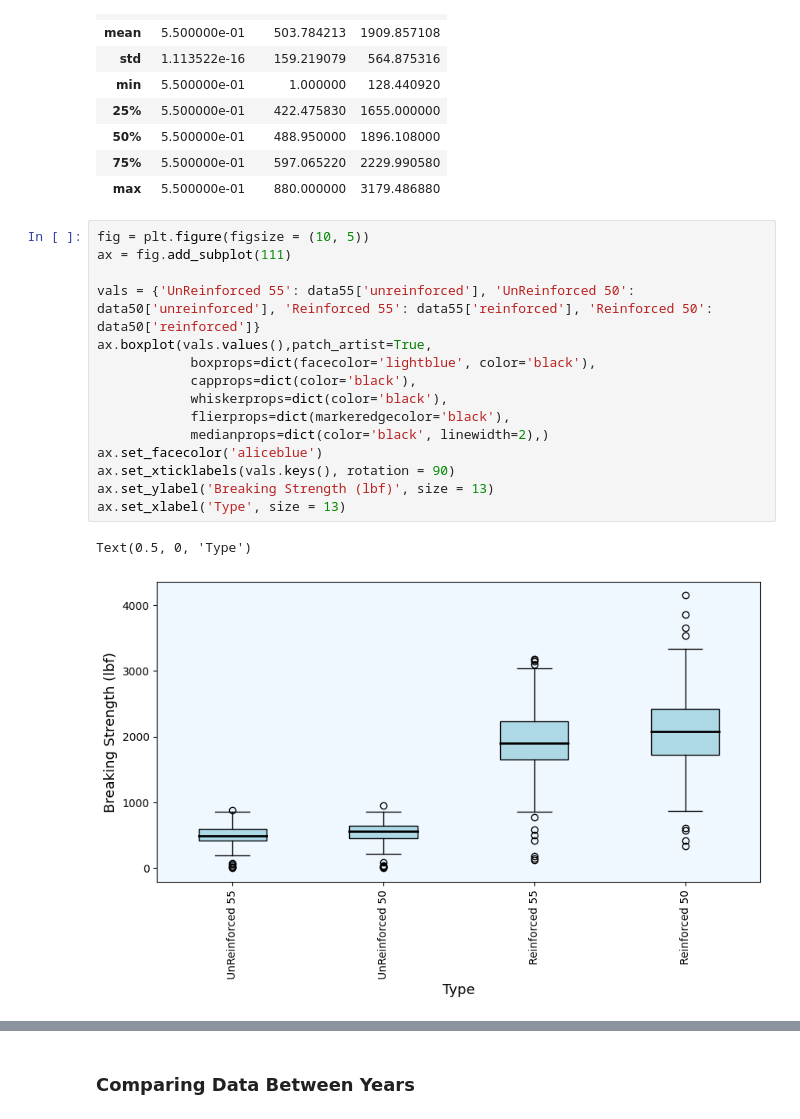
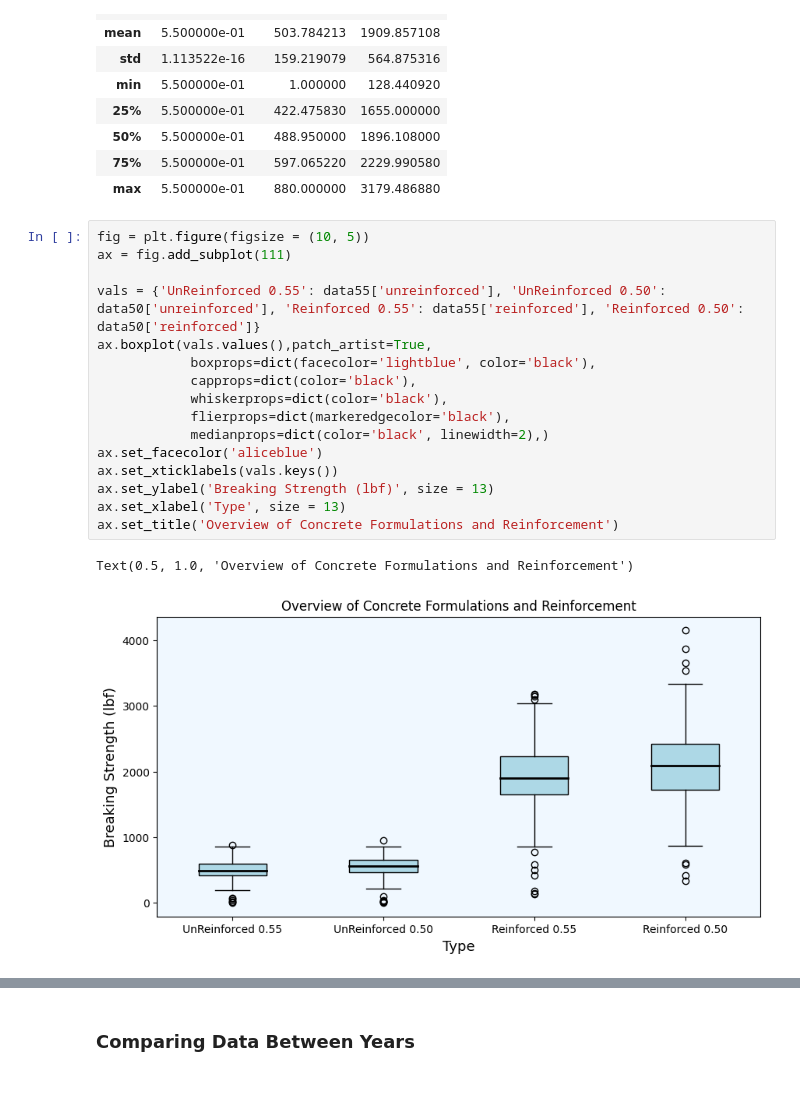
Before and after one commit to krupczak/ConcreteStrength, a Jupyter notebook: Concrete Concentration Analysis All Data.ipynb, the cells around one changed output, grey strips where cells are left out. Saved outputs shown, nothing was run; the diff lists cells and outputs as text; blank space fills up the shorter version.

```diff
--- a/Concrete Concentration Analysis All Data.ipynb
+++ b/Concrete Concentration Analysis All Data.ipynb
@@ -138,18 +118,19 @@ data55.describe()
 # %%
 fig = plt.figure(figsize = (10, 5))
 ax = fig.add_subplot(111)
 
-vals = {'UnReinforced 55': data55['unreinforced'], 'UnReinforced 50': data50['unreinforced'], 'Reinforced 55': data55['reinforced'], 'Reinforced 50': data50['reinforced']}
+vals = {'UnReinforced 0.55': data55['unreinforced'], 'UnReinforced 0.50': data50['unreinforced'], 'Reinforced 0.55': data55['reinforced'], 'Reinforced 0.50': data50['reinforced']}
 ax.boxplot(vals.values(),patch_artist=True,
             boxprops=dict(facecolor='lightblue', color='black'),
             capprops=dict(color='black'),
             whiskerprops=dict(color='black'),
             flierprops=dict(markeredgecolor='black'),
             medianprops=dict(color='black', linewidth=2),)
 ax.set_facecolor('aliceblue')
-ax.set_xticklabels(vals.keys(), rotation = 90)
+ax.set_xticklabels(vals.keys())
 ax.set_ylabel('Breaking Strength (lbf)', size = 13)
 ax.set_xlabel('Type', size = 13)
+ax.set_title('Overview of Concrete Formulations and Reinforcement')
 # %% [output]
-Text(0.5, 0, 'Type')
+Text(0.5, 1.0, 'Overview of Concrete Formulations and Reinforcement')
-[figure, old version]
+[figure, new version]
```
Also changed, not shown: parts of 42 cells of this notebook.
